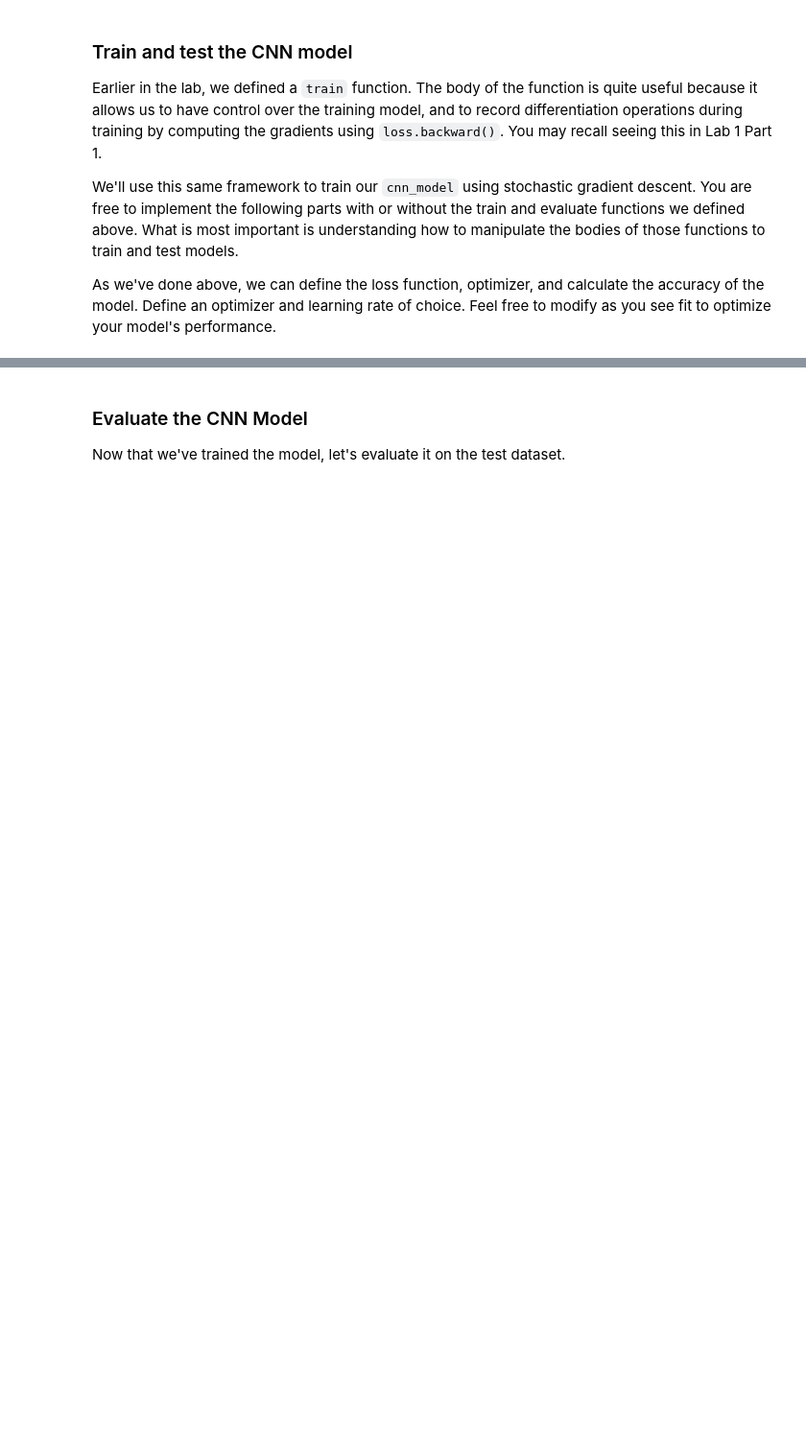
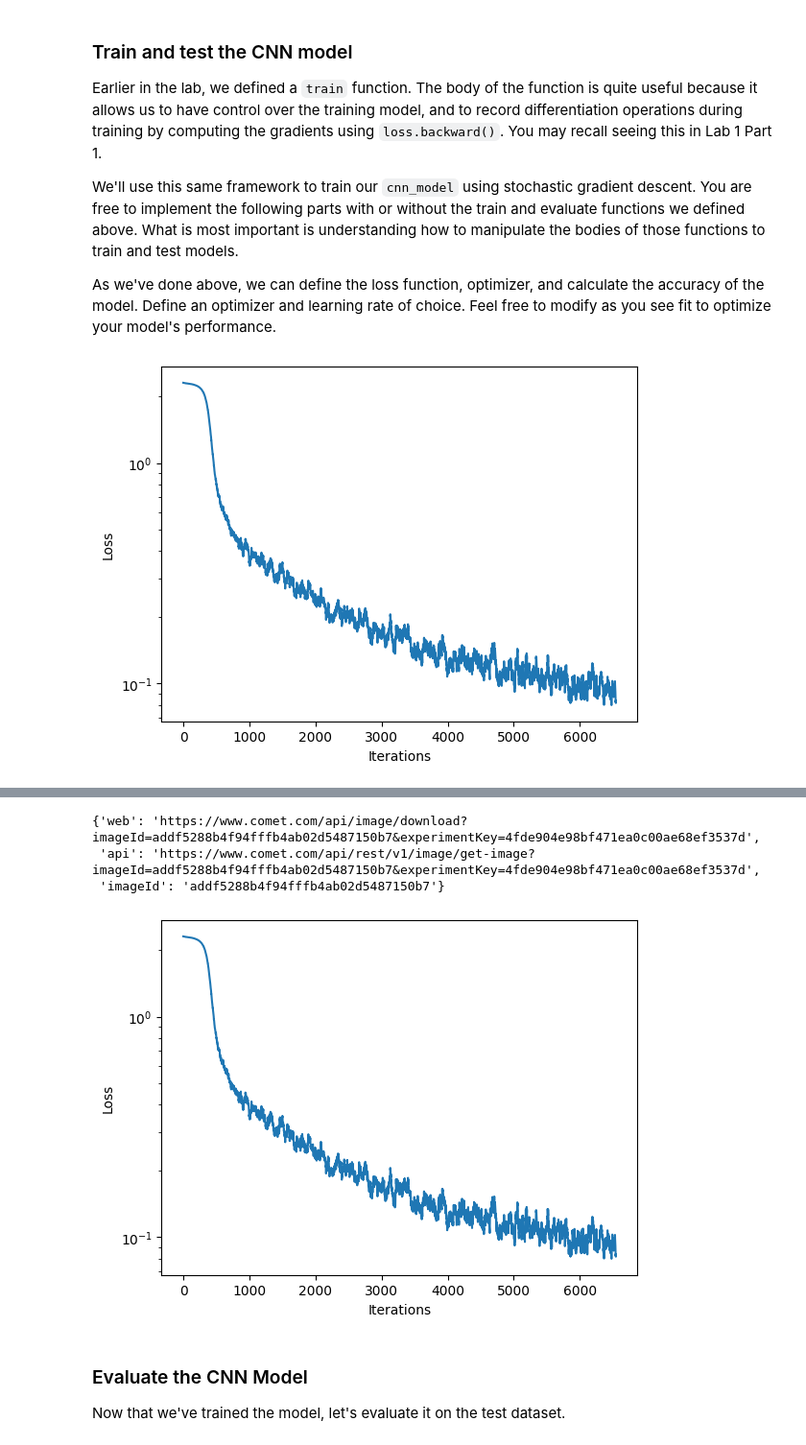
Before and after one commit to Prashanna-Raj-Pandit/DeepLearning-MIT, a Jupyter notebook: Lab2/PT_Part1_MNIST.ipynb, the cells around one changed output, grey strips where cells are left out. Shown: that part at 96% size. Drawn from its saved outputs; the diff is of its cells as text; code cells hidden in the pictures; blank space fills up the shorter version.

Commit message:
Completed TODOs

```diff
--- a/Lab2/PT_Part1_MNIST.ipynb
+++ b/Lab2/PT_Part1_MNIST.ipynb
@@ -356,16 +381,16 @@ class CNN(nn.Module):
     def __init__(self):
         super(CNN, self).__init__()
         # TODO: Define the first convolutional layer
-        self.conv1 = # TODO
+        self.conv1 = nn.Conv2d(in_channels=1,out_channels=24,kernel_size=3)
 
         # TODO: Define the first max pooling layer
-        self.pool1 = # TODO
+        self.pool1 =nn.MaxPool2d(kernel_size=2,)
 
         # TODO: Define the second convolutional layer
-        self.conv2 = # TODO
+        self.conv2 = nn.Conv2d(in_channels=24,out_channels=36,kernel_size=3)
 
         # TODO: Define the second max pooling layer
-        self.pool2 = # TODO
+        self.pool2 = nn.MaxPool2d(kernel_size=2)
 
         self.flatten = nn.Flatten()
         self.fc1 = nn.Linear(36 * 5 * 5, 128)
@@ -373,8 +398,7 @@ class CNN(nn.Module):
 
         # TODO: Define the Linear layer that outputs the classification
         # logits over class labels. Remember that CrossEntropyLoss operates over logits.
-        self.fc2 = # TODO
-
+        self.fc2 =nn.Linear(128,10)
 
     def forward(self, x):
         # First convolutional and pooling layers
@@ -384,7 +408,14 @@ class CNN(nn.Module):
 
         # '''TODO: Implement the rest of forward pass of the model using the layers you have defined above'''
         #     '''hint: this will involve another set of convolutional/pooling layers and then the linear layers'''
-        '''TODO'''
+        x=self.conv2(x)
+        x=self.relu(x)
+        x=self.pool2(x)
+
+        x=self.flatten(x)
+        x=self.fc1(x)
+        x=self.relu(x)
+        x=self.fc2(x)
 
         return x
 
@@ -414,7 +456,7 @@ epochs = 7
 optimizer = optim.SGD(cnn_model.parameters(), lr=1e-2)
 
 # TODO: instantiate the cross entropy loss function
-loss_function = # TODO
+loss_function = nn.CrossEntropyLoss()
 
 # Redefine trainloader with new batch size parameter (tweak as see fit if optimizing)
 trainset_loader = DataLoader(train_dataset, batch_size=batch_size, shuffle=True)
@@ -443,32 +485,37 @@ for epoch in range(epochs):
 
         # Forward pass
         # TODO: feed the images into the model and obtain the predictions
-        logits = # TODO
+        logits = cnn_model(images)
 
         # TODO: compute the categorical cross entropy loss using the predicted logits
-        loss = # TODO
+        loss = loss_function(logits,labels)
 
         # Get the loss and log it to comet and the loss_history record
         loss_value = loss.item()
         comet_model_2.log_metric("loss", loss_value, step=idx)
         loss_history.append(loss_value) # append the loss to the loss_history record
         plotter.plot(loss_history.get())
 
         # Backpropagation/backward pass
         '''TODO: Compute gradients for all model parameters and propagate backwads
             to update model parameters. remember to reset your optimizer!'''
         # TODO: reset optimizer
+        optimizer.zero_grad()
         # TODO: compute gradients
+        loss.backward()
         # TODO: update model parameters
+        optimizer.step()
 
         # Get the prediction and tally metrics
         predicted = torch.argmax(logits, dim=1)
         correct_pred += (predicted == labels).sum().item()
         total_pred += labels.size(0)
 
     # Compute metrics
     total_epoch_loss = total_loss / total_pred
     epoch_accuracy = correct_pred / total_pred
     print(f"Epoch {epoch + 1}, Loss: {total_epoch_loss}, Accuracy: {epoch_accuracy:.4f}")
 
 comet_model_2.log_figure(figure=plt)
+# %% [output]
+[figure, added]
@@ -475,3 +523,7 @@ comet_model_2.log_figure(figure=plt)
+{'web': 'https://www.comet.com/api/image/download?imageId=addf5288b4f94fffb4ab02d5487150b7&experimentKey=4fde904e98bf471ea0c00ae68ef3537d',
+ 'api': 'https://www.comet.com/api/rest/v1/image/get-image?imageId=addf5288b4f94fffb4ab02d5487150b7&experimentKey=4fde904e98bf471ea0c00ae68ef3537d',
+ 'imageId': 'addf5288b4f94fffb4ab02d5487150b7'}
+[figure, added]
 # %% [markdown]
 ### Evaluate the CNN Model
 
```
Also changed, not shown: parts of 14 cells of this notebook.
